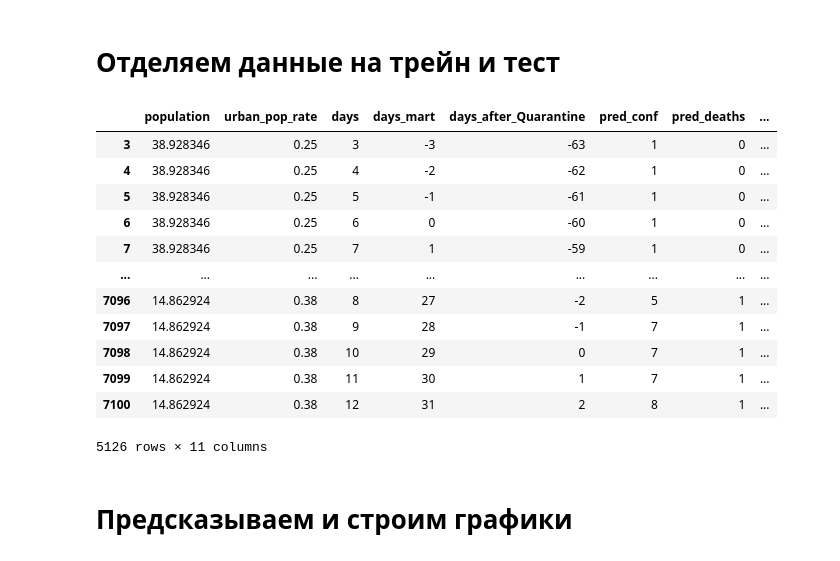
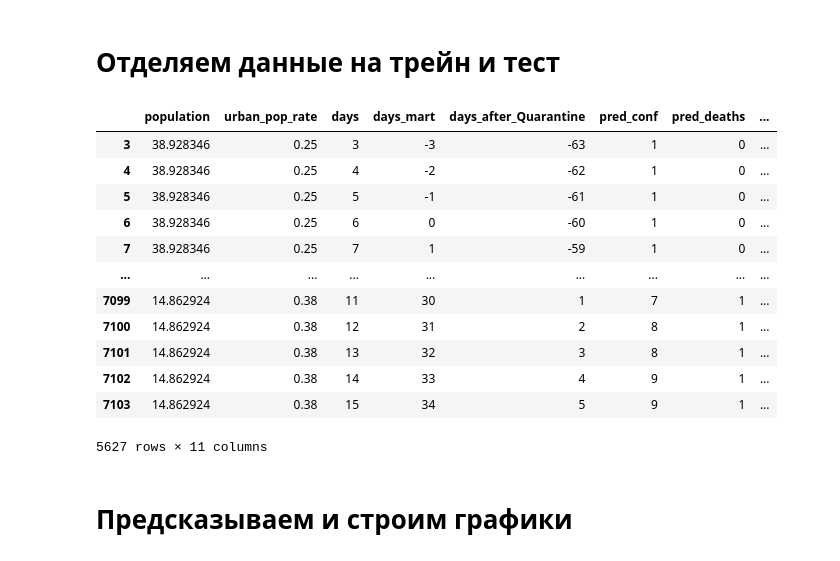
Before and after one commit to vlomme/sberbank-covid19-forecast-2020, a Jupyter notebook: covid_simple.ipynb, the cells around one changed output. Saved outputs shown, nothing was run; the diff lists cells and outputs as text; code cells hidden in the pictures.

```diff
--- a/covid_simple.ipynb
+++ b/covid_simple.ipynb
@@ -145,7 +147,7 @@ data2["days_mart"] = (data2.date - pd.to_datetime("2020-03-1")).dt.days
 data2["days_after_Quarantine"] = (data2.date - pd.to_datetime(data2.Quarantine)).dt.days
 data2.drop(['Date_min'], axis='columns',inplace=True)
 data2.date = data2["date"].apply(lambda x: pd.Series(x.strftime("%m-%d")))
-data2 = data2.dropna(axis='index', how='any')
+#data2 = data2.dropna(axis='index', how='any')
 data2
 # %% [output]
 |  | countries | date | confirmed | deaths | iso_alpha2 | density | fertility_rate | land_area | median_age | ... |
@@ -208,7 +210,7 @@ See the caveats in the documentation: https://pandas.pydata.org/pandas-docs/stab
 # Отделяем данные на трейн и тест
 # %%
 #Выберите день начала приватных данных начиная с 1 марта
-days_x = 32
+days_x = 35
 model_Confirmed, model_Death = {}, {}
 
 log_labels = False
@@ -221,39 +223,39 @@ data3.population = data3.population/10**6
 
 #Представляем страны в one_hot
 #one_hot = pd.get_dummies(data3['iso_alpha2'])
 #data3 = data3.join(one_hot)
 
 #Отделяем пару стран на тест
 data_Korea = data3[(data3.countries == 'Korea, South') & (data3.confirmed > 0)]
 data_Russia = data3[(data3.countries == 'Russia') & (data3.confirmed > 0)]
 
 #Приватные данные
 new_data = data3[data2.days_mart >= days_x]
 old_data = data3[data2.days_mart < days_x]
 old_data = old_data[(old_data.countries != 'Russia')&(old_data.countries != 'Korea, South')]
 
 #Логорифмируем предсказания
 #old_data["confirmed"] = log(old_data.confirmed)
 
 #Убираем ответ из данных
 train_labels = old_data.confirmed
 train_death = old_data.deaths
 train_data = old_data.drop(['iso_alpha2','confirmed','countries','deaths'], axis='columns')
 train_data
 # %% [output]
 |  | population | urban_pop_rate | days | days_mart | days_after_Quarantine | pred_conf | pred_deaths | ... |
 | 3 | 38.928346 | 0.25 | 3 | -3 | -63 | 1 | 0 | ... |
 | 4 | 38.928346 | 0.25 | 4 | -2 | -62 | 1 | 0 | ... |
 | 5 | 38.928346 | 0.25 | 5 | -1 | -61 | 1 | 0 | ... |
 | 6 | 38.928346 | 0.25 | 6 | 0 | -60 | 1 | 0 | ... |
 | 7 | 38.928346 | 0.25 | 7 | 1 | -59 | 1 | 0 | ... |
 | ... | ... | ... | ... | ... | ... | ... | ... | ... |
-| 7096 | 14.862924 | 0.38 | 8 | 27 | -2 | 5 | 1 | ... |
-| 7097 | 14.862924 | 0.38 | 9 | 28 | -1 | 7 | 1 | ... |
-| 7098 | 14.862924 | 0.38 | 10 | 29 | 0 | 7 | 1 | ... |
 | 7099 | 14.862924 | 0.38 | 11 | 30 | 1 | 7 | 1 | ... |
 | 7100 | 14.862924 | 0.38 | 12 | 31 | 2 | 8 | 1 | ... |
+| 7101 | 14.862924 | 0.38 | 13 | 32 | 3 | 8 | 1 | ... |
+| 7102 | 14.862924 | 0.38 | 14 | 33 | 4 | 9 | 1 | ... |
+| 7103 | 14.862924 | 0.38 | 15 | 34 | 5 | 9 | 1 | ... |
-5126 rows × 11 columns
+5627 rows × 11 columns
 # %% [markdown]
 # Предсказываем и строим графики
 # %% [markdown]
```
Also changed, not shown: parts of 7 cells of this notebook, 1 other file.
